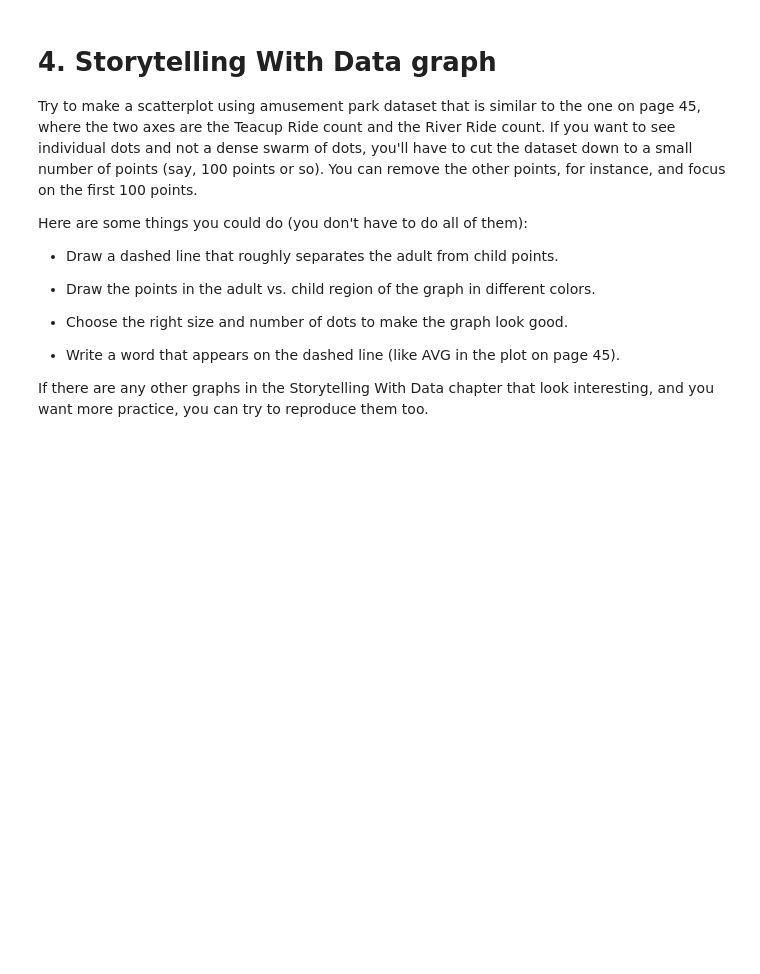
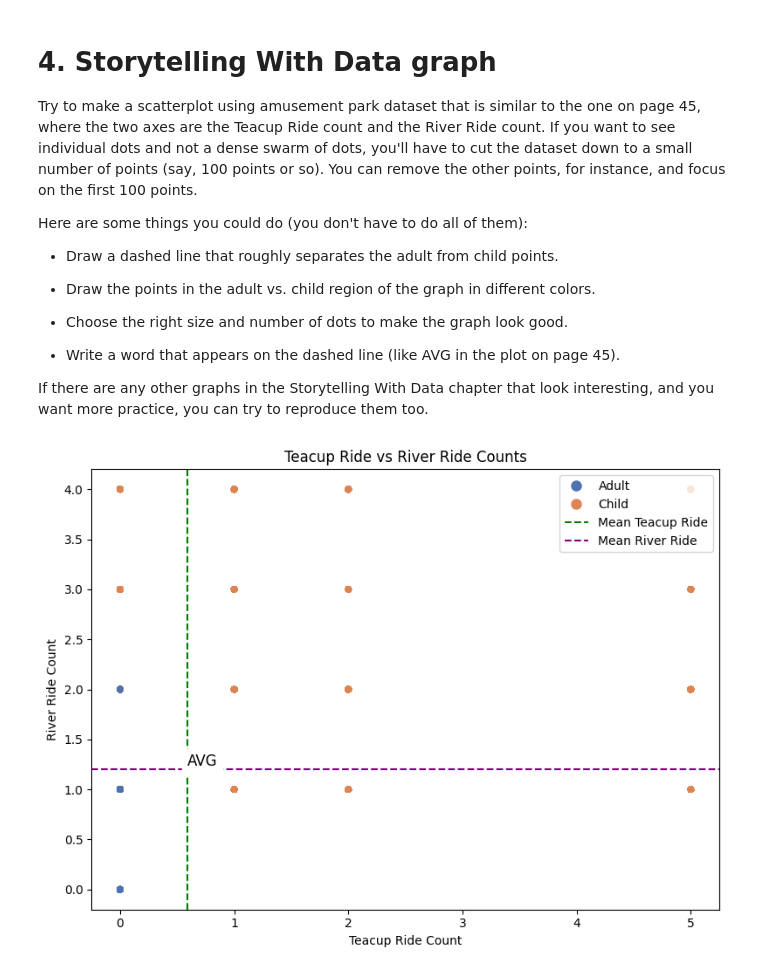
Before and after one commit to luanbui/DX699S, a Jupyter notebook: Week3.ipynb, the cells around one changed output. Saved outputs shown, nothing was run; the diff lists cells and outputs as text; code cells hidden in the pictures; blank space fills up the shorter version.

```diff
--- a/Week3.ipynb
+++ b/Week3.ipynb
@@ -378,3 +403,32 @@ Here are some things you could do (you don't have to do all of them):
 * Write a word that appears on the dashed line (like AVG in the plot on page 45).
 
 If there are any other graphs in the Storytelling With Data chapter that look interesting, and you want more practice, you can try to reproduce them too.
+# %%
+
+plt.figure(figsize=(8, 6))
+plt.scatter(
+    df["TeacupRide"],
+    df["RiverRide"],
+    c=colors,
+    s=20,
+    alpha=0.5,
+)
+
+mean_teacup = df["TeacupRide"].mean()
+mean_river = df["RiverRide"].mean()
+
+plt.axvline(mean_teacup, color='green', linestyle='--', label='Mean Teacup Ride')
+
+plt.axhline(mean_river, color='purple', linestyle='--', label='Mean River Ride')
+
+plt.text(mean_teacup, mean_river, "AVG", fontsize=12, color="black", ha="left", va="bottom", backgroundcolor="white")
+
+plt.legend(handles=legend_elements, loc='upper right')
+
+plt.xlabel("Teacup Ride Count")
+plt.ylabel("River Ride Count")
+plt.title("Teacup Ride vs River Ride Counts")
+plt.tight_layout()
+plt.show()
+# %% [output]
+[figure, added]
```
Also changed, not shown: parts of 7 cells of this notebook.
